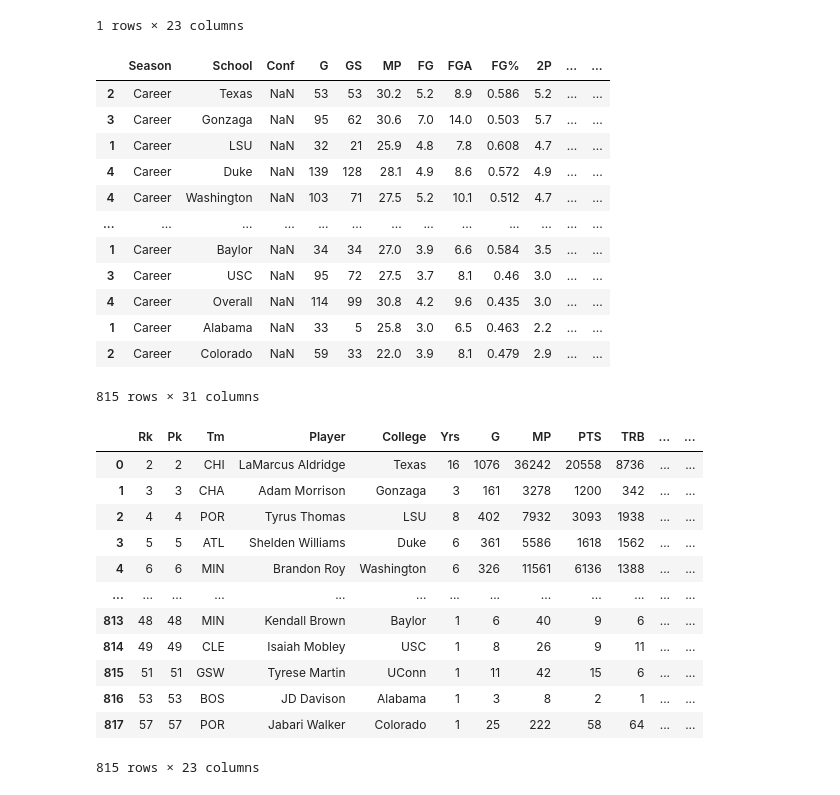
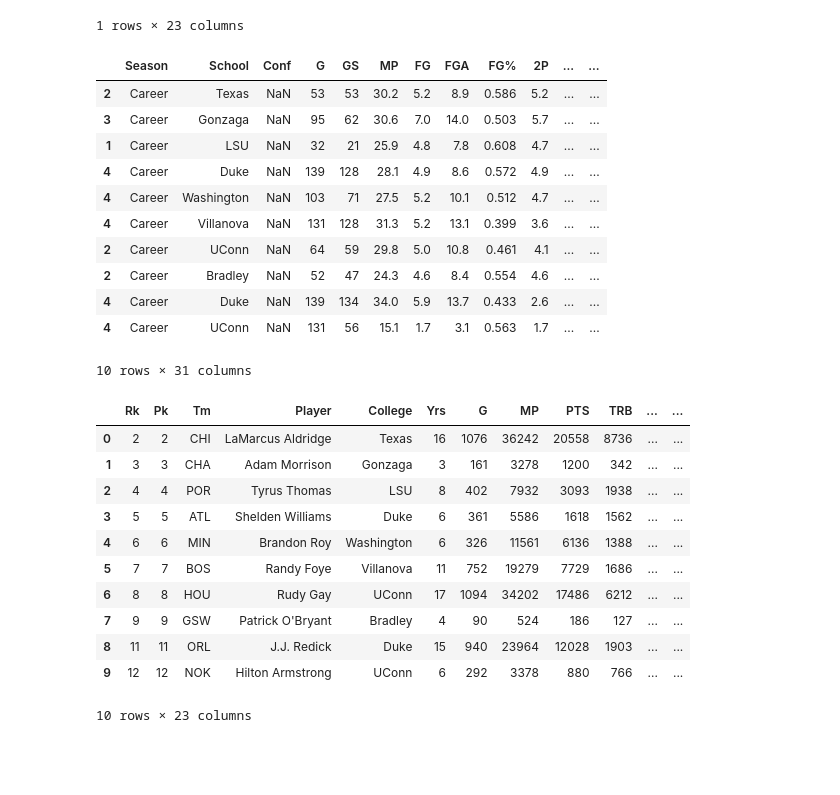
Before and after one commit to MattSasaki/Draft-Position-vs-College-Conference, a Jupyter notebook: workbook.ipynb, the cells around one changed output. Saved outputs shown, nothing was run; the diff lists cells and outputs as text; code cells hidden in the pictures; blank space fills up the shorter version.

Commit message:
merged dataframes

```diff
--- a/workbook.ipynb
+++ b/workbook.ipynb
@@ -704,7 +704,7 @@ college_players.loc[college_players['Player'] == "Shaedon Sharpe"]
 | 780 | 7 | 7 | POR | Shaedon Sharpe | Kentucky | 1 | 40 | 777 | 300 | 97 | ... | ... |
 1 rows × 23 columns
 # %%
-player_df
+player_df.head(10)
 # %% [output]
 |  | Season | School | Conf | G | GS | MP | FG | FGA | FG% | 2P | ... | ... |
 | 2 | Career | Texas | NaN | 53 | 53 | 30.2 | 5.2 | 8.9 | 0.586 | 5.2 | ... | ... |
@@ -712,28 +712,26 @@ player_df
 | 1 | Career | LSU | NaN | 32 | 21 | 25.9 | 4.8 | 7.8 | 0.608 | 4.7 | ... | ... |
 | 4 | Career | Duke | NaN | 139 | 128 | 28.1 | 4.9 | 8.6 | 0.572 | 4.9 | ... | ... |
 | 4 | Career | Washington | NaN | 103 | 71 | 27.5 | 5.2 | 10.1 | 0.512 | 4.7 | ... | ... |
-| ... | ... | ... | ... | ... | ... | ... | ... | ... | ... | ... | ... | ... |
-| 1 | Career | Baylor | NaN | 34 | 34 | 27.0 | 3.9 | 6.6 | 0.584 | 3.5 | ... | ... |
-| 3 | Career | USC | NaN | 95 | 72 | 27.5 | 3.7 | 8.1 | 0.46 | 3.0 | ... | ... |
-| 4 | Career | Overall | NaN | 114 | 99 | 30.8 | 4.2 | 9.6 | 0.435 | 3.0 | ... | ... |
-| 1 | Career | Alabama | NaN | 33 | 5 | 25.8 | 3.0 | 6.5 | 0.463 | 2.2 | ... | ... |
-| 2 | Career | Colorado | NaN | 59 | 33 | 22.0 | 3.9 | 8.1 | 0.479 | 2.9 | ... | ... |
+| 4 | Career | Villanova | NaN | 131 | 128 | 31.3 | 5.2 | 13.1 | 0.399 | 3.6 | ... | ... |
+| 2 | Career | UConn | NaN | 64 | 59 | 29.8 | 5.0 | 10.8 | 0.461 | 4.1 | ... | ... |
+| 2 | Career | Bradley | NaN | 52 | 47 | 24.3 | 4.6 | 8.4 | 0.554 | 4.6 | ... | ... |
+| 4 | Career | Duke | NaN | 139 | 134 | 34.0 | 5.9 | 13.7 | 0.433 | 2.6 | ... | ... |
+| 4 | Career | UConn | NaN | 131 | 56 | 15.1 | 1.7 | 3.1 | 0.563 | 1.7 | ... | ... |
-815 rows × 31 columns
+10 rows × 31 columns
 # %%
 college_players = college_players.drop([372, 717, 780])
 # %%
-college_players
+college_players.head(10)
 # %% [output]
 |  | Rk | Pk | Tm | Player | College | Yrs | G | MP | PTS | TRB | ... | ... |
 | 0 | 2 | 2 | CHI | LaMarcus Aldridge | Texas | 16 | 1076 | 36242 | 20558 | 8736 | ... | ... |
 | 1 | 3 | 3 | CHA | Adam Morrison | Gonzaga | 3 | 161 | 3278 | 1200 | 342 | ... | ... |
 | 2 | 4 | 4 | POR | Tyrus Thomas | LSU | 8 | 402 | 7932 | 3093 | 1938 | ... | ... |
 | 3 | 5 | 5 | ATL | Shelden Williams | Duke | 6 | 361 | 5586 | 1618 | 1562 | ... | ... |
 | 4 | 6 | 6 | MIN | Brandon Roy | Washington | 6 | 326 | 11561 | 6136 | 1388 | ... | ... |
-| ... | ... | ... | ... | ... | ... | ... | ... | ... | ... | ... | ... | ... |
-| 813 | 48 | 48 | MIN | Kendall Brown | Baylor | 1 | 6 | 40 | 9 | 6 | ... | ... |
-| 814 | 49 | 49 | CLE | Isaiah Mobley | USC | 1 | 8 | 26 | 9 | 11 | ... | ... |
-| 815 | 51 | 51 | GSW | Tyrese Martin | UConn | 1 | 11 | 42 | 15 | 6 | ... | ... |
-| 816 | 53 | 53 | BOS | JD Davison | Alabama | 1 | 3 | 8 | 2 | 1 | ... | ... |
-| 817 | 57 | 57 | POR | Jabari Walker | Colorado | 1 | 25 | 222 | 58 | 64 | ... | ... |
+| 5 | 7 | 7 | BOS | Randy Foye | Villanova | 11 | 752 | 19279 | 7729 | 1686 | ... | ... |
+| 6 | 8 | 8 | HOU | Rudy Gay | UConn | 17 | 1094 | 34202 | 17486 | 6212 | ... | ... |
+| 7 | 9 | 9 | GSW | Patrick O'Bryant | Bradley | 4 | 90 | 524 | 186 | 127 | ... | ... |
+| 8 | 11 | 11 | ORL | J.J. Redick | Duke | 15 | 940 | 23964 | 12028 | 1903 | ... | ... |
+| 9 | 12 | 12 | NOK | Hilton Armstrong | UConn | 6 | 292 | 3378 | 880 | 766 | ... | ... |
-815 rows × 23 columns
+10 rows × 23 columns
```
Also changed, not shown: parts of 3 cells of this notebook.
